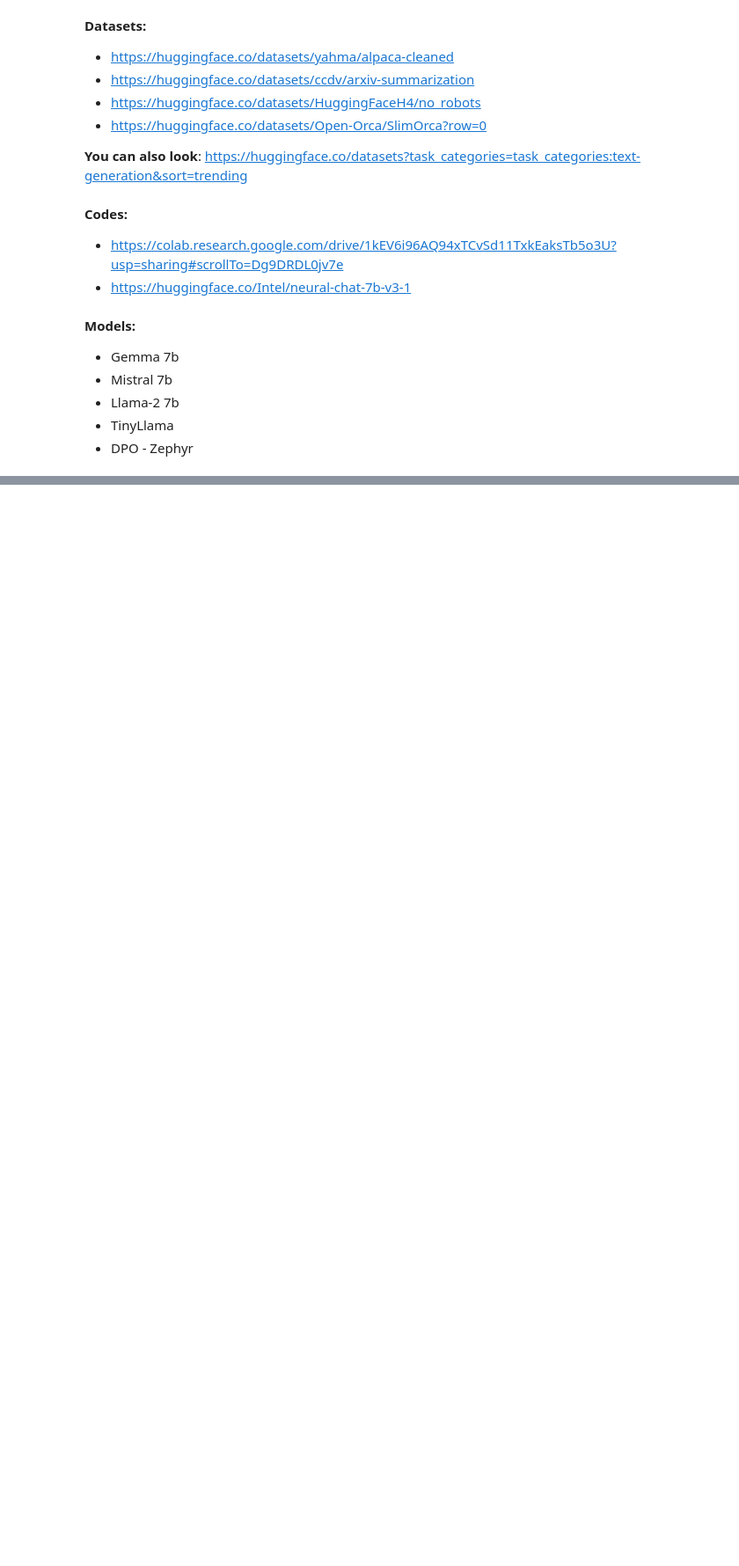
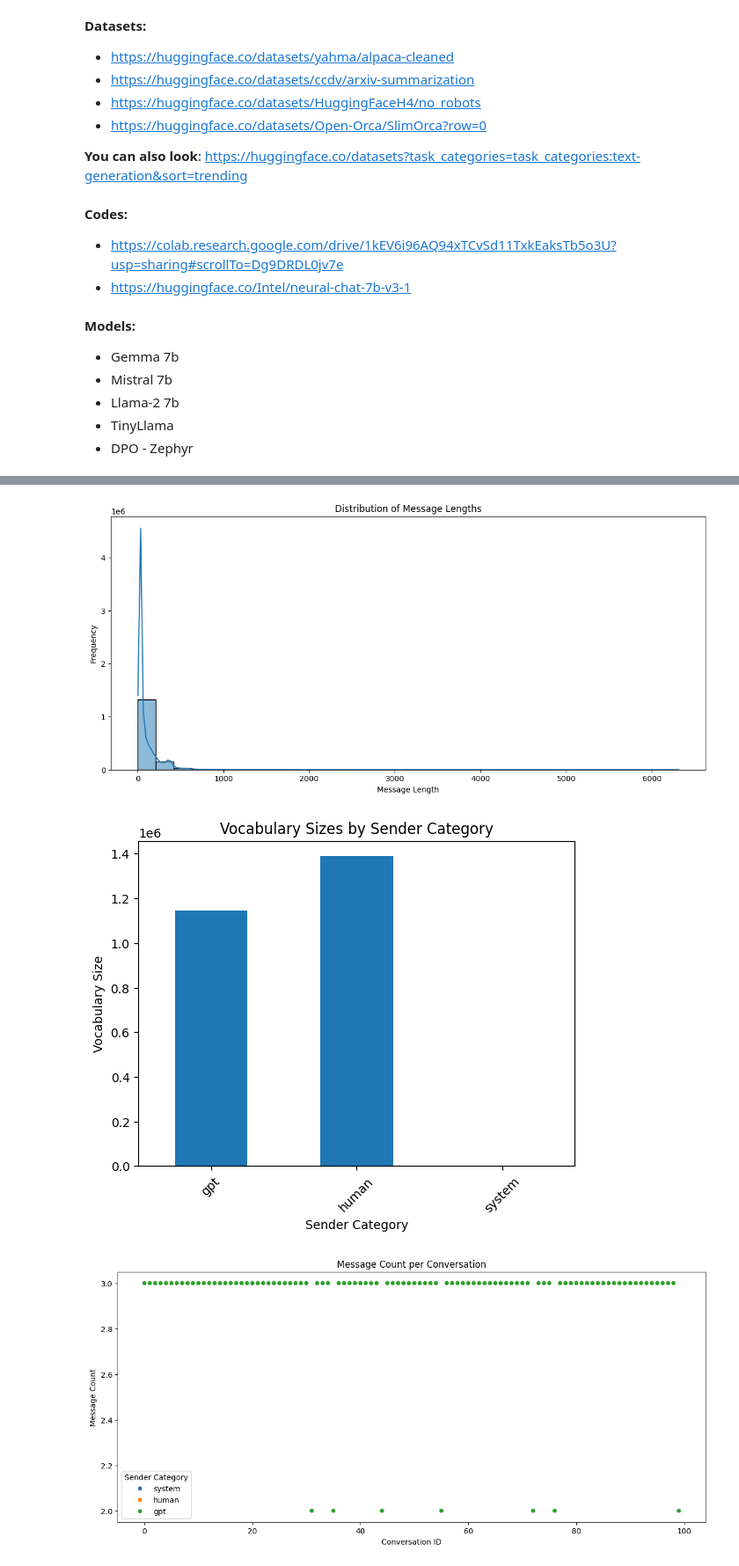
Before and after one commit to bmarci99/NLP-Project-mimic-ChatGPT-with-Orca, a Jupyter notebook: Project.ipynb, the cells around one changed output, grey strips where cells are left out. Shown at 88% size. Saved outputs shown, nothing was run; the diff lists cells and outputs as text; code cells hidden in the pictures; blank space fills up the shorter version.

```diff
--- a/Project.ipynb
+++ b/Project.ipynb
@@ -24,0 +159,52 @@ import pandas as pd
+# %%
+
+
+# Assuming 'df' is your DataFrame and is already loaded with the data you provided.
+
+# Vocabulary Size Analysis
+# Concatenate all messages and split into words to calculate overall vocabulary size
+all_words = ' '.join(df['msg']).split()
+vocab_size = len(set(all_words))
+
+# Vocabulary size by `from` category
+vocab_sizes_by_from = df.groupby('from')['msg'].apply(lambda x: len(set(' '.join(x).split())))
+
+# Plotting Message Length Distribution
+plt.figure(figsize=(14, 6))
+sns.histplot(df['message_length'], bins=30, kde=True)
+plt.title('Distribution of Message Lengths')
+plt.xlabel('Message Length')
+plt.ylabel('Frequency')
+plt.show()
+
+# Plotting Vocabulary Sizes by `from` Category
+vocab_sizes_by_from.plot(kind='bar')
+plt.title('Vocabulary Sizes by Sender Category')
+plt.xlabel('Sender Category')
+plt.ylabel('Vocabulary Size')
+plt.xticks(rotation=45)
+plt.show()
+
+# Plotting Message Count and Average Message Length per Conversation
+# Selecting a subset of conversations for clearer visualization
+subset_df = df[df['conv_id'] < 100]
+
+plt.figure(figsize=(14, 6))
+sns.scatterplot(data=subset_df, x='conv_id', y='message_count', hue='from')
+plt.title('Message Count per Conversation')
+plt.xlabel('Conversation ID')
+plt.ylabel('Message Count')
+plt.legend(title='Sender Category')
+plt.show()
+
+plt.figure(figsize=(14, 6))
+sns.scatterplot(data=subset_df, x='conv_id', y='average_message_length', hue='from')
+plt.title('Average Message Length per Conversation')
+plt.xlabel('Conversation ID')
+plt.ylabel('Average Message Length')
+plt.legend(title='Sender Category')
+plt.show()
+# %% [output]
+[figure, added]
+[figure, added]
+[figure, added]
```
Also changed, not shown: parts of 17 cells of this notebook.
